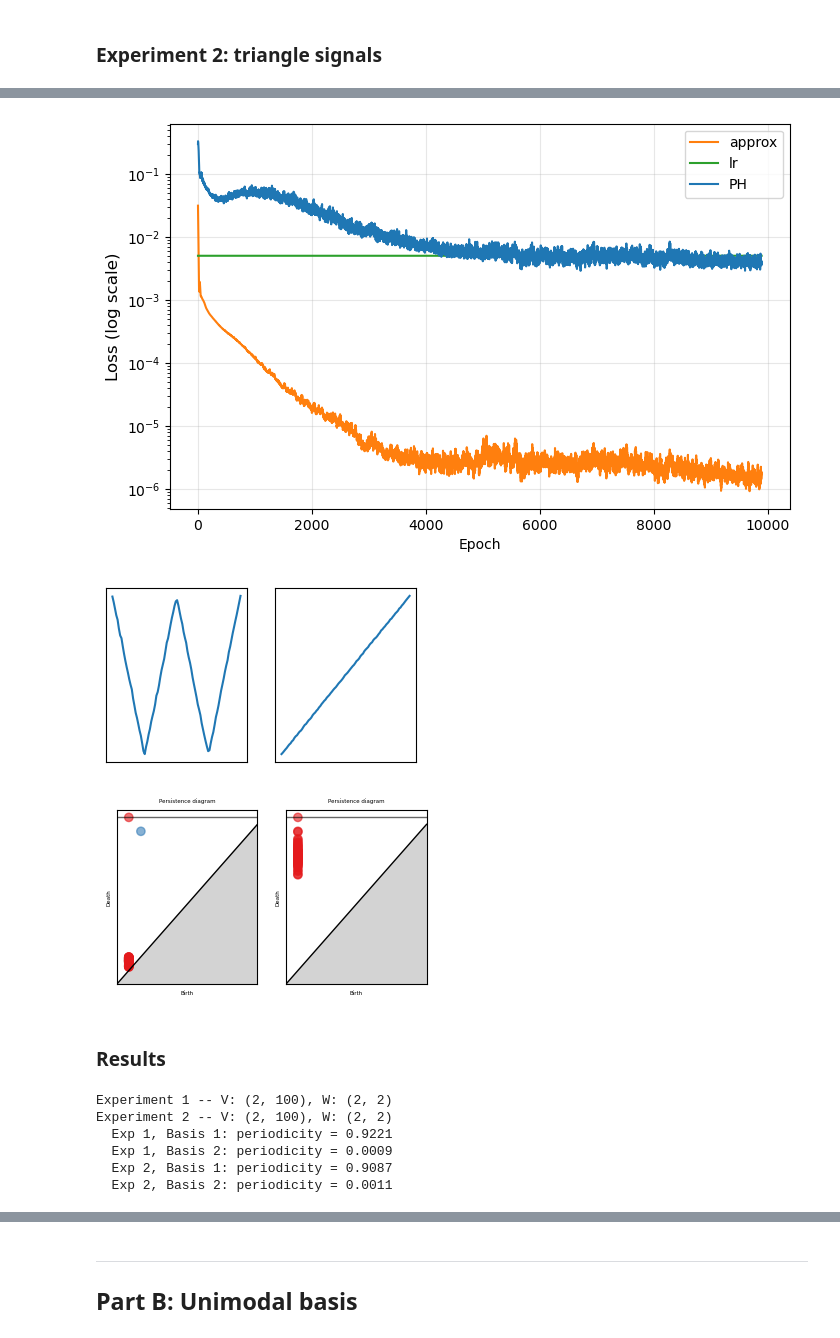
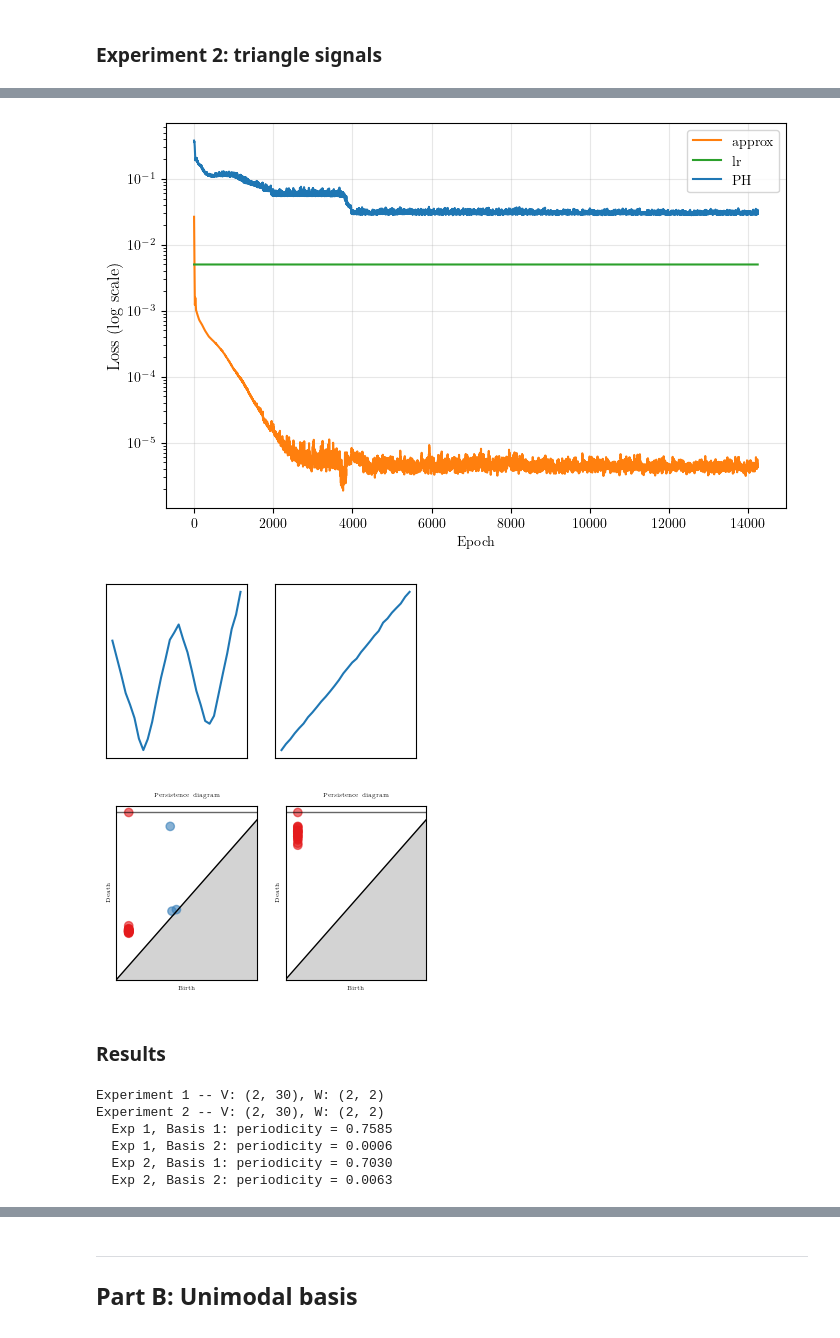
Before and after one commit to shizuo-kaji/TopNMF, a Jupyter notebook: notebook/1DSignal.ipynb, the cells around one changed output, grey strips where cells are left out. Saved outputs shown, nothing was run; the diff lists cells and outputs as text; code cells hidden in the pictures.

```diff
--- a/notebook/1DSignal.ipynb
+++ b/notebook/1DSignal.ipynb
@@ -37,15 +34,14 @@ Use time-delay embedding to lift 1-D signals into a point cloud, then apply Viet
 ### Experiment 1: cosine signals
 # %%
 np.random.seed(42)
-t = create_time_array(start=0, stop=2 * np.pi, n_points=100)
+t = np.linspace(0, 2 * np.pi, 30)
 
-signals_dict_1 = generate_signals(t)
-signals_dict_1 = normalize_signals(signals_dict_1, method="max")
+X_cos = np.vstack([np.cos(2 * t) + t + 1,0.5 * np.cos(2 * t) + 2 * t + 0.5])
+X_cos = X_cos / np.max(np.abs(X_cos), axis=1, keepdims=True)
 
-X_cos = np.vstack(list(signals_dict_1.values()))
-print(f"Experiment 1: {X_cos.shape[0]} signals, {X_cos.shape[1]} samples")
+num_signals = len(X_cos)
 
-fig, axes = plt.subplots(1, 2, figsize=(6, 3))
+fig, axes = plt.subplots(1, num_signals, figsize=(3*num_signals, 3))
 fig.suptitle("Input signals -- Experiment 1 (cosine)", fontsize=16)
 for i, ax in enumerate(axes):
     ax.plot(t, X_cos[i], linewidth=2, color="tab:blue")
@@ -61,9 +56,9 @@ Experiment 1: 2 signals, 100 samples
 # %%
-n_components_rips = 2
+# Vietoris-Rips persistence via time-delay embedding
+n_components = 2
 
-# Vietoris-Rips persistence via time-delay embedding (default complex)
 model_cos = TopologicalNMF(
-    n_components=n_components_rips,
+    n_components=n_components,
     device=device,
     random_state=42,
     use_embedding=True,
@@ -72,18 +67,19 @@ model_cos = TopologicalNMF(
 monitor_cos = FitMonitor(
     show=["loss", "basis", "PH"],
     interval=10,
-    grid=(1, 2),
+    grid=(1, n_components),
 )
 
 # target_periodicity=[1.0, None] forces the first basis to be periodic
 model_cos.fit(
     X_cos,
-    n_iterations=10000,
+    n_iterations=15000,
     lr=0.005,
     lambda_apx=1.0,
-    lambda_top=0.001,
+    lambda_top=0.005,
     target_periodicity=[1.0, None],
-    M=4,
+    start_epoch_topological=0,
+    embedding_dim=4,
     init_method="nndsvda",
     verbose=True,
     monitor=monitor_cos,
@@ -97,13 +93,14 @@ plt.close("all")
 # %% [markdown]
 ### Experiment 2: triangle signals
 # %%
-signals_dict_2 = generate_signals(t, kind="triangle")
-signals_dict_2 = normalize_signals(signals_dict_2, method="max")
+import scipy.signal as signal
 
-X_tri = np.vstack(list(signals_dict_2.values()))
-print(f"Experiment 2: {X_tri.shape[0]} signals, {X_tri.shape[1]} samples")
+X_tri = np.vstack([signal.sawtooth(2 * t - np.pi, 0.5) + t + 1, 0.5 * signal.sawtooth(2 * t - np.pi, 0.5) + 2 * t + 0.5])
+X_tri = X_tri / np.max(np.abs(X_tri), axis=1, keepdims=True)
 
-fig, axes = plt.subplots(1, 2, figsize=(6, 3))
+num_signals = len(X_tri)
+
+fig, axes = plt.subplots(1, num_signals, figsize=(3*num_signals, 3))
 fig.suptitle("Input signals -- Experiment 2 (triangle)", fontsize=16)
 for i, ax in enumerate(axes):
     ax.plot(t, X_tri[i], linewidth=2, color="tab:orange")
@@ -117,35 +113,35 @@ Text(0.5, 0, 'Time')
 # %%
 model_tri = TopologicalNMF(
-    n_components=n_components_rips,
+    n_components=n_components,
     device=device,
     random_state=42,
     use_embedding=True,
 )
 
 monitor_tri = FitMonitor(
     show=["loss", "basis", "PH"],
     interval=10,
     grid=(1, 2),
 )
 
 model_tri.fit(
     X_tri,
-    n_iterations=10000,
+    n_iterations=15000,
     lr=0.005,
     lambda_apx=1.0,
     lambda_top=0.001,
     target_periodicity=[1.0, None],
-    M=6,
+    embedding_dim=6,
     init_method="nndsvda",
     verbose=True,
     monitor=monitor_tri,
 )
 
 plt.close("all")
 # %% [output]
-[figure, old version]
+[figure, new version]
-[figure, old version]
+[figure, new version]
-[figure, old version]
+[figure, new version]
 # %% [markdown]
 ### Results
 # %%
@@ -161,19 +157,19 @@ print(f"Experiment 1 -- V: {V_cos.shape}, W: {W_cos.shape}")
 print(f"Experiment 2 -- V: {V_tri.shape}, W: {W_tri.shape}")
 
 # Periodicity score: 1 = perfectly periodic, 0 = non-periodic
-M = 4
-tau = int(len(t) / (2 * (M + 1)))
+embedding_dim = 4
+tau = int(len(t) / (2 * (embedding_dim + 1)))
 for exp, V in [("Exp 1", V_cos), ("Exp 2", V_tri)]:
-    for i in range(n_components_rips):
-        score = compute_periodicity_score(V[i], dim=M + 1, tau=tau)
+    for i in range(n_components):
+        score = compute_periodicity_score(V[i], dim=embedding_dim + 1, tau=tau)
         print(f"  {exp}, Basis {i + 1}: periodicity = {score:.4f}")
 # %% [output]
-Experiment 1 -- V: (2, 100), W: (2, 2)
-Experiment 2 -- V: (2, 100), W: (2, 2)
-  Exp 1, Basis 1: periodicity = 0.9221
-  Exp 1, Basis 2: periodicity = 0.0009
-  Exp 2, Basis 1: periodicity = 0.9087
-  Exp 2, Basis 2: periodicity = 0.0011
+Experiment 1 -- V: (2, 30), W: (2, 2)
+Experiment 2 -- V: (2, 30), W: (2, 2)
+  Exp 1, Basis 1: periodicity = 0.7585
+  Exp 1, Basis 2: periodicity = 0.0006
+  Exp 2, Basis 1: periodicity = 0.7030
+  Exp 2, Basis 2: periodicity = 0.0063
 # %%
 # Learned basis components in the time domain
 fig, axes = plt.subplots(2, 2, figsize=(12, 8))
```
Also changed, not shown: parts of 10 cells of this notebook, 6 other files.
